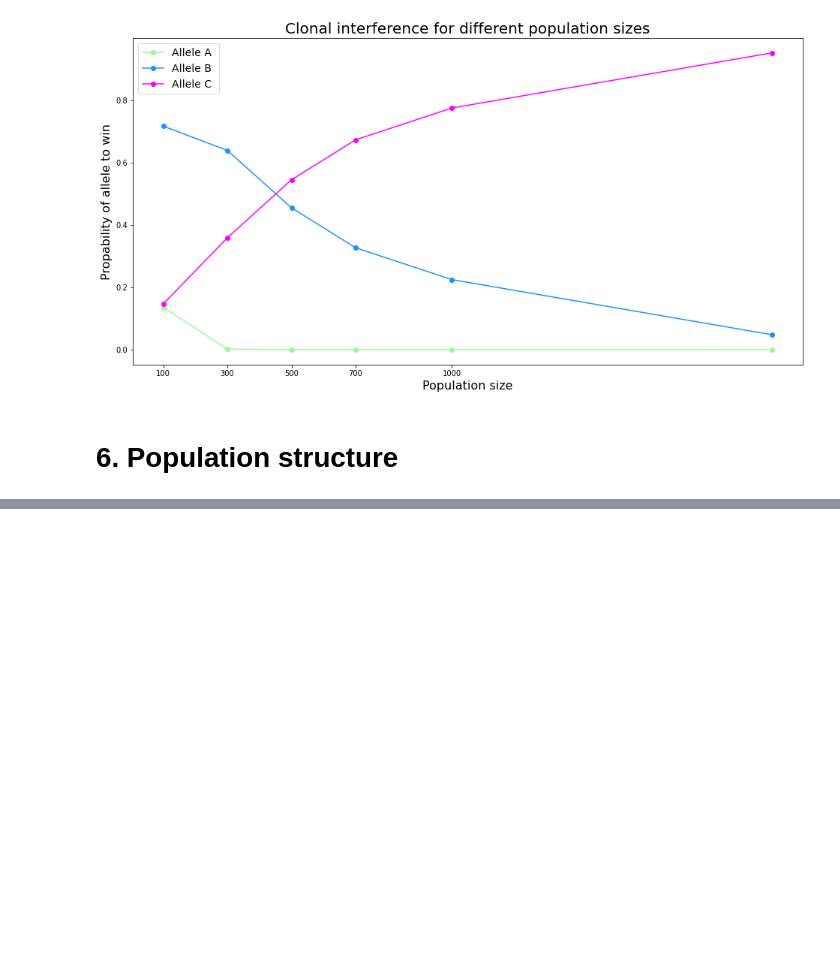
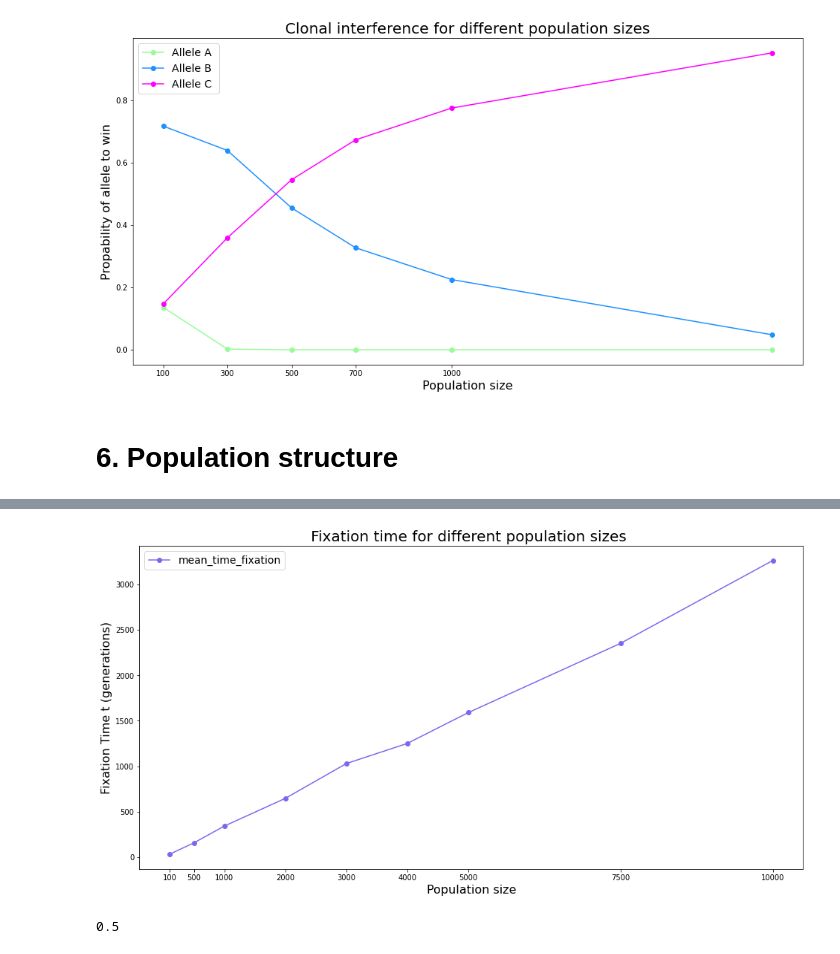
Before and after one commit to kgaydukova/PopulationGeneticsProject, a Jupyter notebook: GPOP_Project_GAYDUKOVA.ipynb, the cells around one changed output, grey strips where cells are left out. Cells and saved outputs as stored; diff of their text form; code cells hidden in the pictures; blank space fills up the shorter version.

```diff
--- a/GPOP_Project_GAYDUKOVA.ipynb
+++ b/GPOP_Project_GAYDUKOVA.ipynb
@@ -1010,0 +934,18 @@ populations[-1]
+# %%
+pop_sizes = [100, 1000, 3000, 5000, 10000]
+# %%
+mean_time_fixation= []
+std_time_fixation= []
+
+for n in pop_sizes:
+    time_fixation = np.zeros(100)
+    mean_time_fixation = []
+    std_time_fixation = []
+    for i in range(100):
+        pop_check, a_check, b_check, time_fixation[i] = sub_population_simulation(n, 4000, 0.5)
+    mean = np.mean(time_fixation)
+    std = np.std(time_fixation)
+    mean_time_fixation.append(mean)
+    std_time_fixation.append(std)
+    print (f'For population size = {n} (10 sub-population with size = {n/10}):\n')
+    print (f'Mean number of generations = { mean} +- {std} generations.\n')
@@ -1010,0 +1009,16 @@ populations[-1]
+# %%
+pop_sizes2 = [100, 500, 1000, 2000, 3000, 4000, 5000, 7500, 10000]
+# %%
+mean_time_fixation= []
+std_time_fixation= []
+
+for n in pop_sizes2:
+    time_fixation = np.zeros(100)
+    for i in range(100):
+        pop_check, a_check, b_check, time_fixation[i] = sub_population_simulation_t_fix(n, 0.5)
+    mean = np.mean(time_fixation)
+    std = np.std(time_fixation)
+    mean_time_fixation.append(mean)
+    std_time_fixation.append(std)
+    print (f'For population size = {n} (10 sub-population with size = {n/10}):\n')
+    print (f'Mean number of generations = { mean} +- {std} generations.\n')
@@ -1010,0 +1043,11 @@ populations[-1]
+# %%
+plt.figure(figsize=(16, 8))
+plt.plot(pop_sizes2, mean_time_fixation, label='mean_time_fixation', linestyle='-', marker = 'o', color='mediumslateblue')
+plt.title ('Fixation time for different population sizes ', fontsize=20)
+plt.xlabel('Population size', fontsize=16)
+plt.xticks(pop_sizes2)
+plt.ylabel('Fixation Time t (generations)', fontsize=16)
+plt.legend(fontsize=14)
+plt.show()
+# %% [output]
+[figure, added]
@@ -1010,0 +1105,5 @@ populations[-1]
+# %%
+# how much of all subpopulation will be fixed with A (example, 0.3 - 3/10 subpopulation have only A, 7/10 - only B)
+a_fix_percentage
+# %% [output]
+0.5
```
Also changed, not shown: parts of 39 cells of this notebook.
